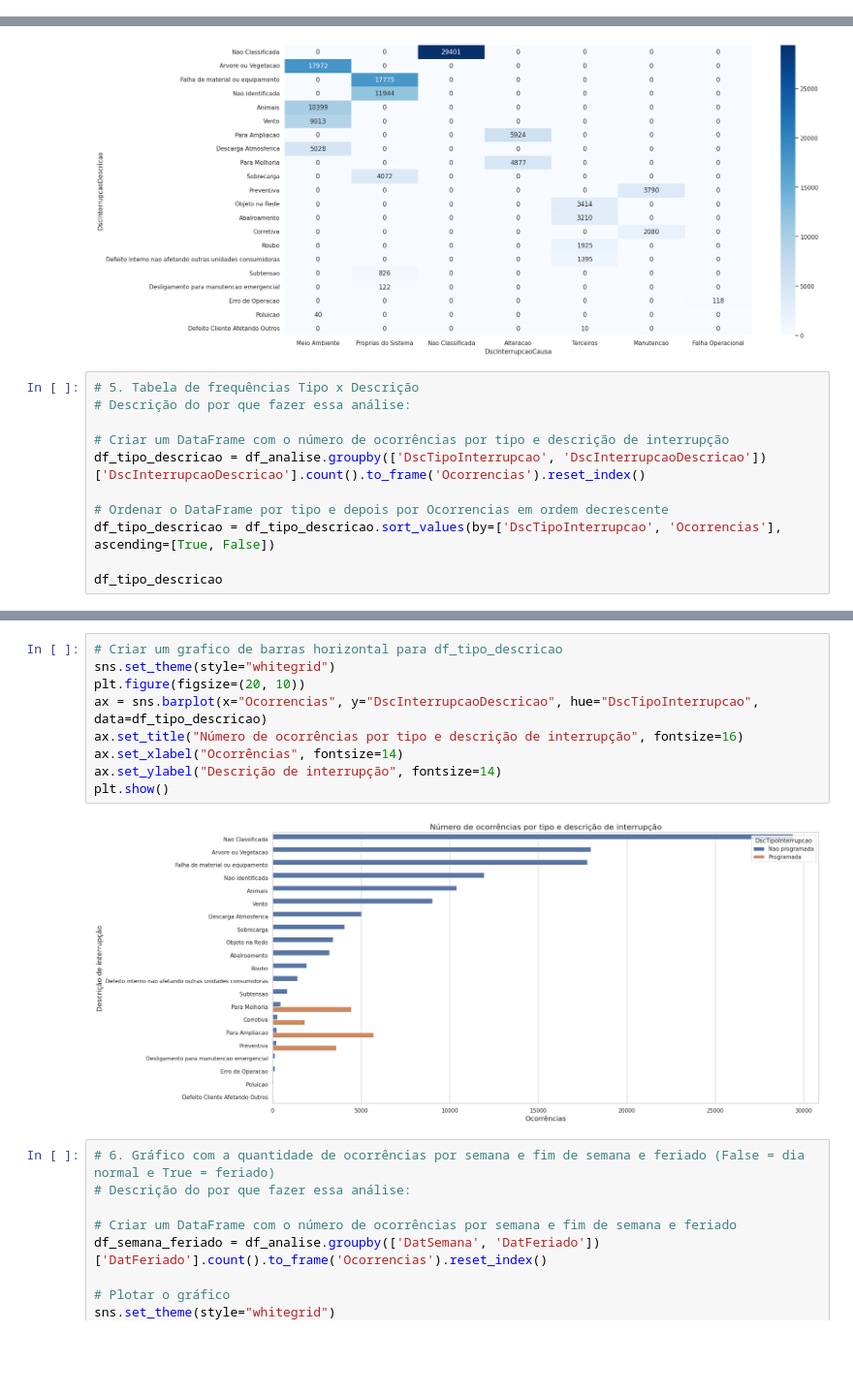
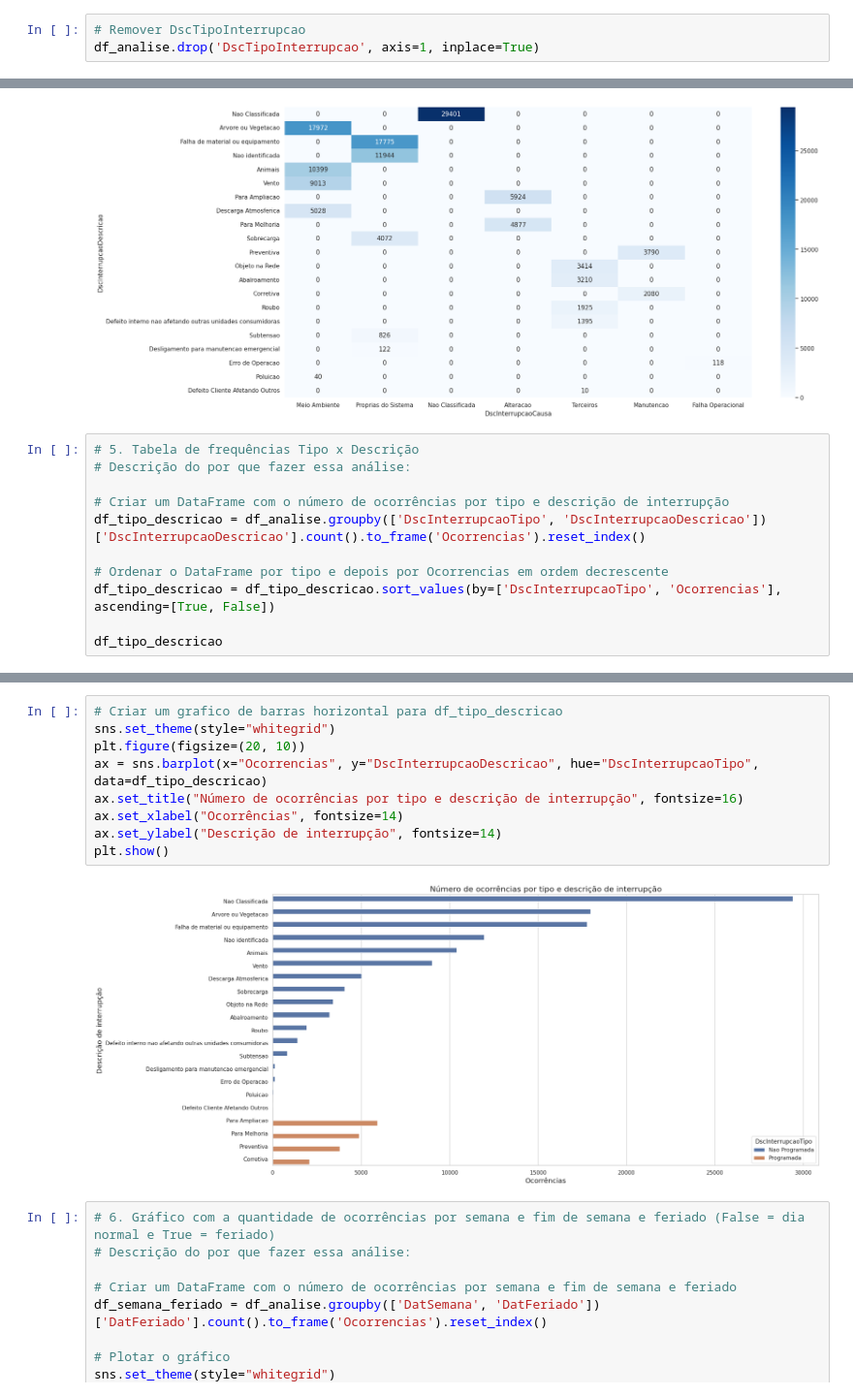
Before and after one commit to theHprogrammer-UFSCWORKS/ANEEL_REGRESSION, a Jupyter notebook: tf.ipynb, the cells around one changed output, grey strips where cells are left out. Shown at 97% size. Saved outputs shown, nothing was run; the diff lists cells and outputs as text; blank space fills up the shorter version.

```diff
--- a/tf.ipynb
+++ b/tf.ipynb
@@ -418,3 +402,6 @@ array(['Nao programada', 'Programada'], dtype=object)
+# %%
+# Remover DscTipoInterrupcao
+df_analise.drop('DscTipoInterrupcao', axis=1, inplace=True)
 # %%
 # Criar uma nova coluna chamada DatSemana contendo se a DatInicioInterrupcao é 'Dia de semana' ou 'Fim de semana'
 df_analise['DatSemana'] = np.where(pd.to_datetime(df_analise['DatInicioInterrupcao']).dt.dayofweek < 5, 'Dia de semana', 'Fim de semana')
@@ -632,10 +599,10 @@ plt.show()
 # Descrição do por que fazer essa análise:
 
 # Criar um DataFrame com o número de ocorrências por tipo e descrição de interrupção
-df_tipo_descricao = df_analise.groupby(['DscTipoInterrupcao', 'DscInterrupcaoDescricao'])['DscInterrupcaoDescricao'].count().to_frame('Ocorrencias').reset_index()
+df_tipo_descricao = df_analise.groupby(['DscInterrupcaoTipo', 'DscInterrupcaoDescricao'])['DscInterrupcaoDescricao'].count().to_frame('Ocorrencias').reset_index()
 
 # Ordenar o DataFrame por tipo e depois por Ocorrencias em ordem decrescente
-df_tipo_descricao = df_tipo_descricao.sort_values(by=['DscTipoInterrupcao', 'Ocorrencias'], ascending=[True, False])
+df_tipo_descricao = df_tipo_descricao.sort_values(by=['DscInterrupcaoTipo', 'Ocorrencias'], ascending=[True, False])
 
 df_tipo_descricao
 # %% [output]
@@ -659,14 +626,14 @@ df_tipo_descricao
 # %%
 # Criar um grafico de barras horizontal para df_tipo_descricao
 sns.set_theme(style="whitegrid")
 plt.figure(figsize=(20, 10))
-ax = sns.barplot(x="Ocorrencias", y="DscInterrupcaoDescricao", hue="DscTipoInterrupcao", data=df_tipo_descricao)
+ax = sns.barplot(x="Ocorrencias", y="DscInterrupcaoDescricao", hue="DscInterrupcaoTipo", data=df_tipo_descricao)
 ax.set_title("Número de ocorrências por tipo e descrição de interrupção", fontsize=16)
 ax.set_xlabel("Ocorrências", fontsize=14)
 ax.set_ylabel("Descrição de interrupção", fontsize=14)
 plt.show()
 # %% [output]
-[figure, old version]
+[figure, new version]
 # %%
 # 6. Gráfico com a quantidade de ocorrências por semana e fim de semana e feriado (False = dia normal e True = feriado)
 # Descrição do por que fazer essa análise:
```
Also changed, not shown: parts of 28 cells of this notebook, 1 other file.
